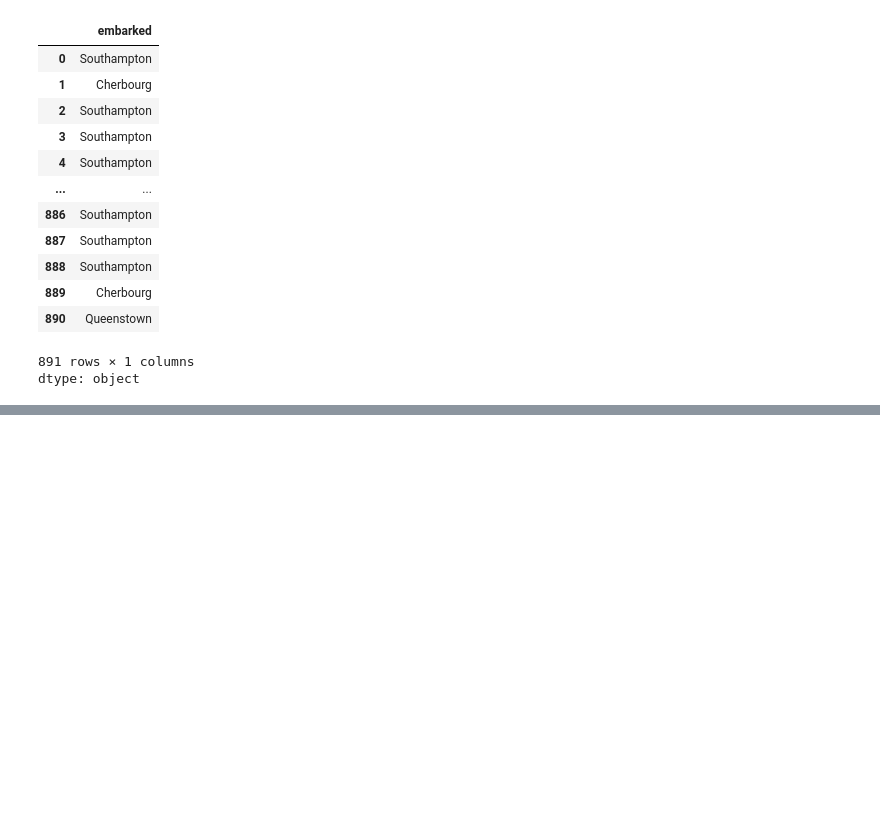
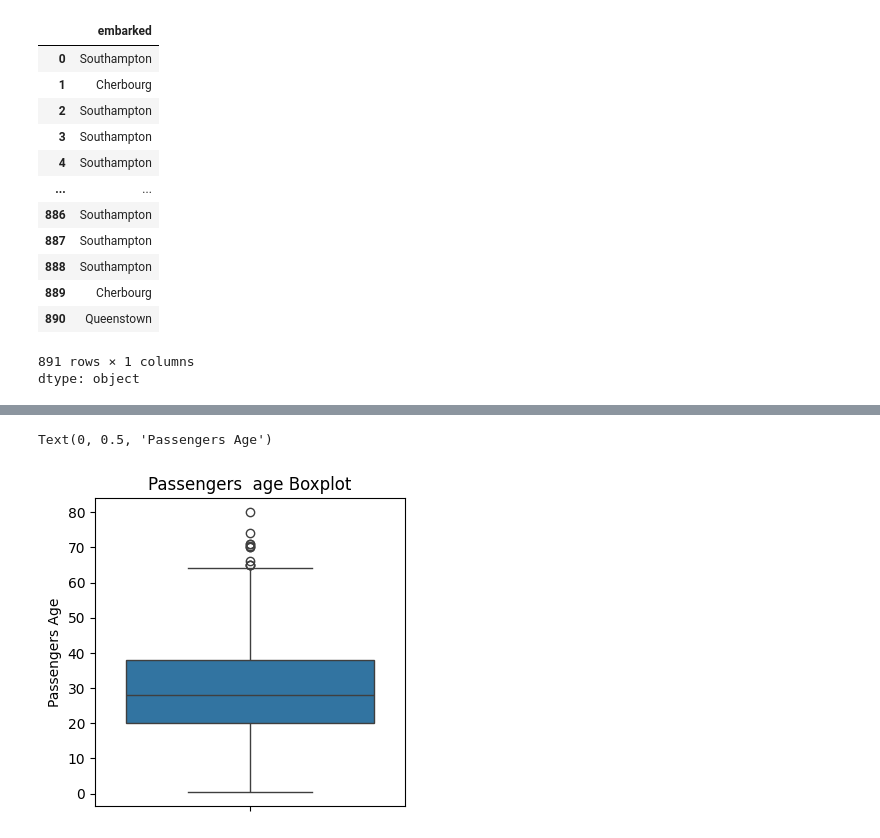
Before and after one commit to sreeparvathitk/python-projects, a Jupyter notebook: titanic.ipynb, the cells around one changed output, grey strips where cells are left out. Drawn from its saved outputs; the diff is of its cells as text; code cells hidden in the pictures; blank space fills up the shorter version.

```diff
--- a/titanic.ipynb
+++ b/titanic.ipynb
@@ -149,0 +173,8 @@ dtype: object
+# %%
+plt.figure(figsize=(4,4))
+sns.boxplot(df["age"])
+plt.title("Passengers  age Boxplot")
+plt.ylabel("Passengers Age")
+# %% [output]
+Text(0, 0.5, 'Passengers Age')
+[figure, added]
```
Also changed, not shown: parts of 8 cells of this notebook.
